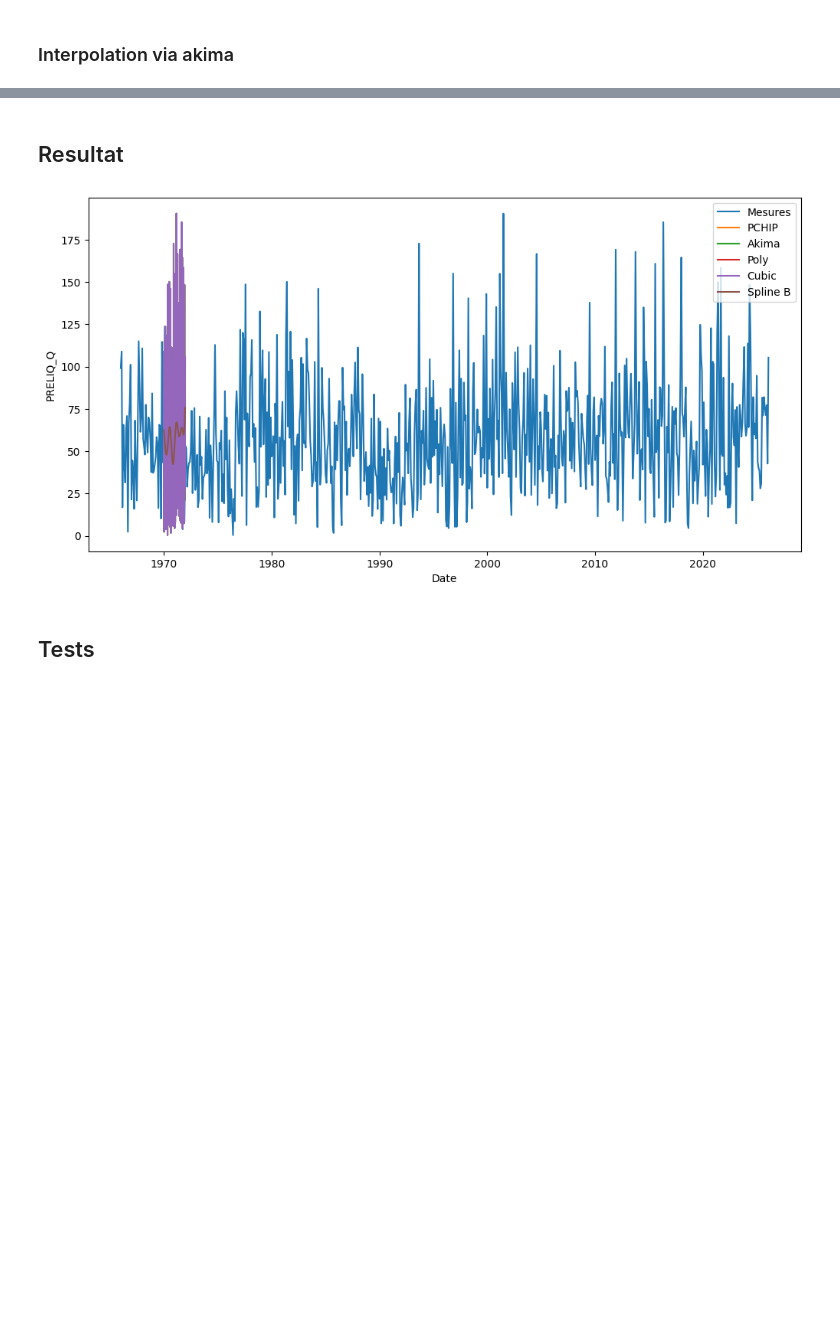
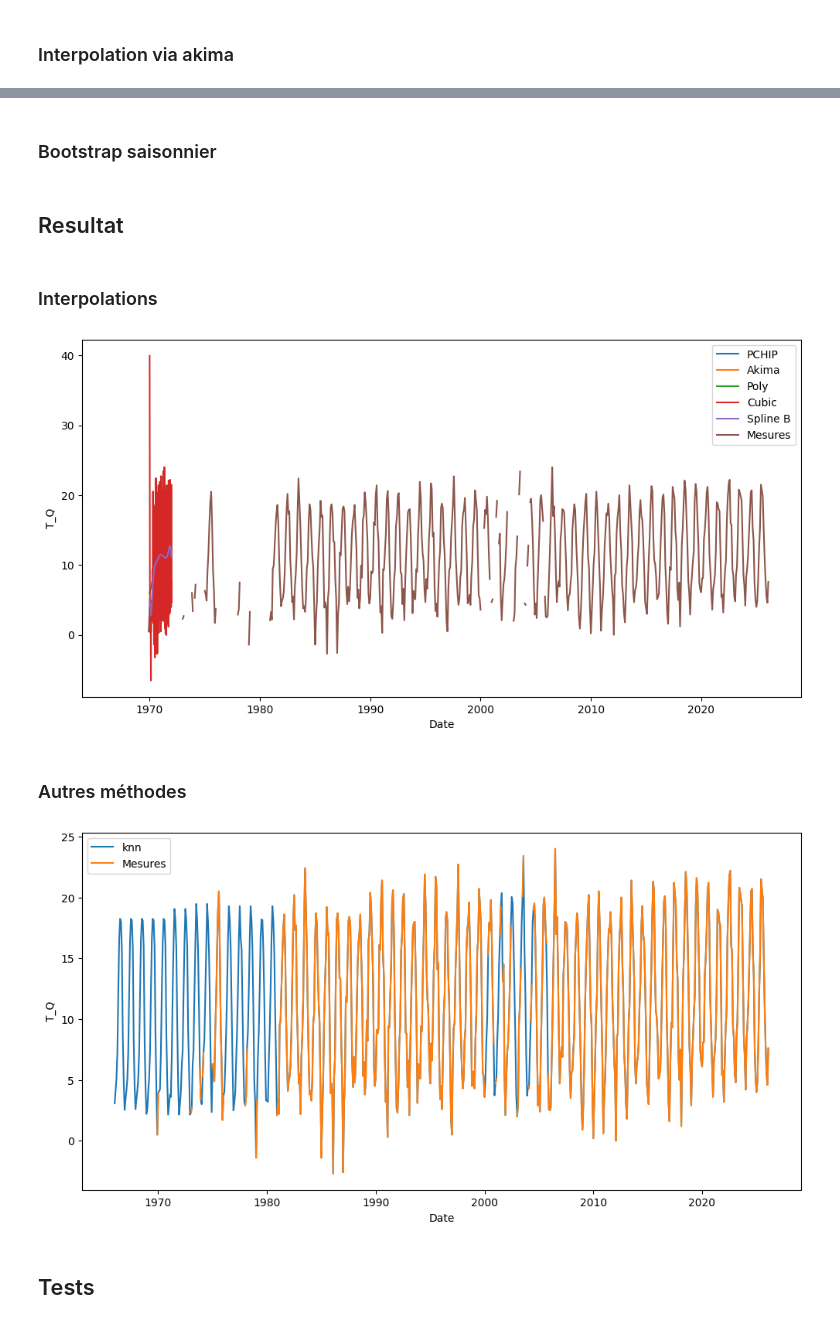
Before and after one commit to TronnoxUwU/STAGE-Junon, a Jupyter notebook: notebooks/interpolations.ipynb, the cells around one changed output, grey strips where cells are left out. Cells and saved outputs as stored; diff of their text form; code cells hidden in the pictures; blank space fills up the shorter version.

```diff
--- a/notebooks/interpolations.ipynb
+++ b/notebooks/interpolations.ipynb
@@ -11,8 +11,21 @@ import matplotlib.pyplot as plt
 import os
 import glob
 import seaborn as sns
+from sklearn.impute import KNNImputer
+from sklearn.preprocessing import StandardScaler
 
-valeur_de_travail = 'PRELIQ_Q'
+valeur_de_travail = 'T_Q'
 
 fichier_nappe = "../data/fusion/data_03276X0009_P.csv"
 dossier_nappe = "../data/fusion"
+
+df = pd.read_csv(fichier_nappe, sep=";")
+
+df['time'] = pd.to_datetime(df['time'])
+df = df.sort_values('time').set_index('time')
+
+
+df[valeur_de_travail] = pd.to_numeric(df[valeur_de_travail], errors='coerce')
+
+x = np.arange(len(df))
+y = df[valeur_de_travail].values
@@ -192,5 +272,9 @@ def random_forest_delta_array(df, valeur_de_travail, features=None):
+# %% [markdown]
+### Bootstrap saisonnier
 # %% [markdown]
 ## Resultat
+# %% [markdown]
+### Interpolations
 # %%
 x = np.arange(len(df))
 y = df[valeur_de_travail].to_numpy()
@@ -204,12 +288,13 @@ arr_akima = interpolation_akima_array(df, valeur_de_travail)
 # model, arr_rf = random_forest_delta_array(df, valeur_de_travail)
 
 methods = {
-    "Mesures": df[valeur_de_travail],
+
     "PCHIP": arr_pchip,
     "Akima": arr_akima,
     "Poly": arr_poly,
     "Cubic": arr_cubic,
     "Spline B": arr_spline,
+    "Mesures": df[valeur_de_travail],
     # "RF": arr_rf
 }
 
@@ -221,7 +306,32 @@ plt.ylabel(valeur_de_travail)
 plt.legend()
 plt.show()
 # %% [output]
-[figure, old version]
+[figure, new version]
+# %% [markdown]
+### Autres méthodes
+# %%
+x = np.arange(len(df))
+y = df[valeur_de_travail].to_numpy()
+
+if "time" not in df.columns:
+    df = df.reset_index()
+
+knn = knn_impute(df, valeur_de_travail, k=7)
+
+methods = {
+    "knn": knn[valeur_de_travail],
+    "Mesures": df[valeur_de_travail],
+}
+
+plt.figure(figsize=(12,6))
+for label, arr in methods.items():
+    plt.plot(df['time'],arr, label=label)
+plt.xlabel("Date")
+plt.ylabel(valeur_de_travail)
+plt.legend()
+plt.show()
+# %% [output]
+[figure, added]
 # %% [markdown]
 ## Tests
 # %% [markdown]
```
Also changed, not shown: parts of 11 cells of this notebook, 1 other file.
